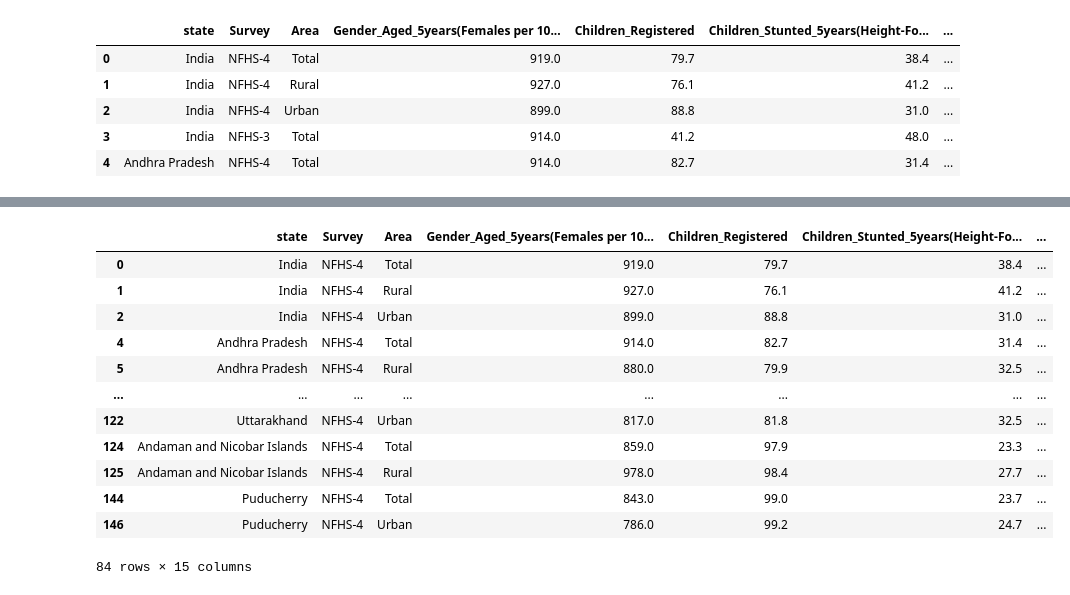
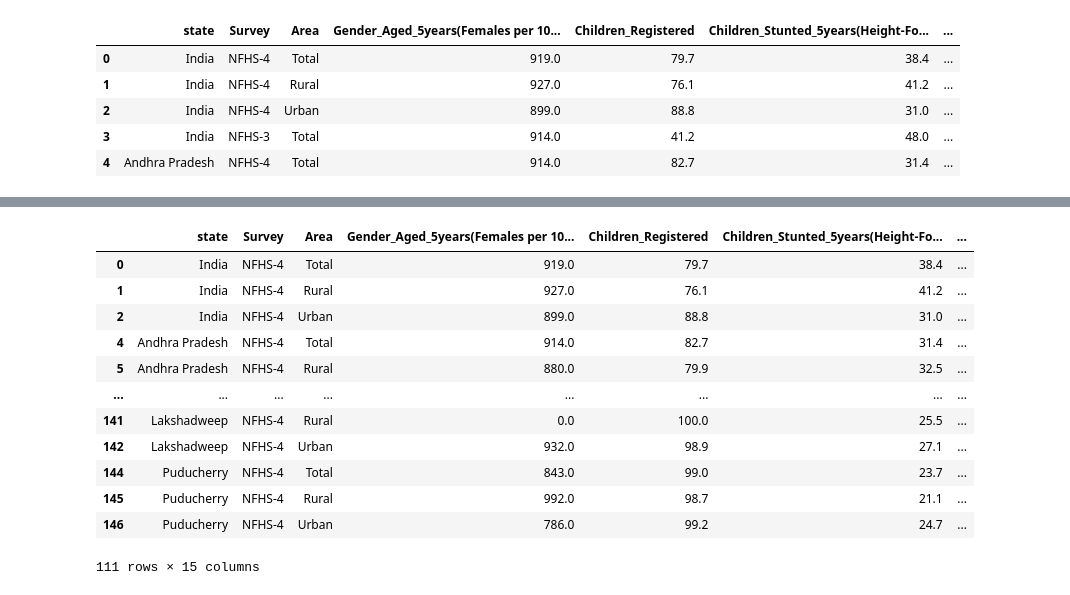
Before and after one commit to narayanan-nithya/Group_Project_Nutritional_Analysis_Of_Children_Under_Age_5, a Jupyter notebook: Creating the DataFrame .ipynb, the cells around one changed output, grey strips where cells are left out. Cells and saved outputs as stored; diff of their text form; code cells hidden in the pictures.

```diff
--- a/Creating the DataFrame .ipynb
+++ b/Creating the DataFrame .ipynb
@@ -63,6 +63,3 @@ dataframe2.head()
 | 2 | India | NFHS-4 | Urban | 899.0 | 88.8 | 31.0 | ... |
 | 3 | India | NFHS-3 | Total | 914.0 | 41.2 | 48.0 | ... |
 | 4 | Andhra Pradesh | NFHS-4 | Total | 914.0 | 82.7 | 31.4 | ... |
-# %%
-dataframe2.dropna(axis=0, how= 'any', inplace = True)
-dataframe2
@@ -83 +66,3 @@ dataframe2
+# %%
+df_nona = dataframe2.fillna(0)
 # %%
@@ -88,17 +89,17 @@ Survey_NFHS3
 # %%
-Survey_NFHS4 = dataframe2.loc[dataframe2["Survey"] == "NFHS-4"]
+Survey_NFHS4 = df_nona.loc[df_nona["Survey"] == "NFHS-4"]
 Survey_NFHS4
 # %% [output]
 |  | state | Survey | Area | Gender_Aged_5years(Females per 10... | Children_Registered | Children_Stunted_5years(Height-Fo... | ... |
 | 0 | India | NFHS-4 | Total | 919.0 | 79.7 | 38.4 | ... |
 | 1 | India | NFHS-4 | Rural | 927.0 | 76.1 | 41.2 | ... |
 | 2 | India | NFHS-4 | Urban | 899.0 | 88.8 | 31.0 | ... |
 | 4 | Andhra Pradesh | NFHS-4 | Total | 914.0 | 82.7 | 31.4 | ... |
 | 5 | Andhra Pradesh | NFHS-4 | Rural | 880.0 | 79.9 | 32.5 | ... |
 | ... | ... | ... | ... | ... | ... | ... | ... |
-| 122 | Uttarakhand | NFHS-4 | Urban | 817.0 | 81.8 | 32.5 | ... |
-| 124 | Andaman and Nicobar Islands | NFHS-4 | Total | 859.0 | 97.9 | 23.3 | ... |
-| 125 | Andaman and Nicobar Islands | NFHS-4 | Rural | 978.0 | 98.4 | 27.7 | ... |
+| 141 | Lakshadweep | NFHS-4 | Rural | 0.0 | 100.0 | 25.5 | ... |
+| 142 | Lakshadweep | NFHS-4 | Urban | 932.0 | 98.9 | 27.1 | ... |
 | 144 | Puducherry | NFHS-4 | Total | 843.0 | 99.0 | 23.7 | ... |
+| 145 | Puducherry | NFHS-4 | Rural | 992.0 | 98.7 | 21.1 | ... |
 | 146 | Puducherry | NFHS-4 | Urban | 786.0 | 99.2 | 24.7 | ... |
-84 rows × 15 columns
+111 rows × 15 columns
```
Also changed, not shown: parts of 11 cells of this notebook.
